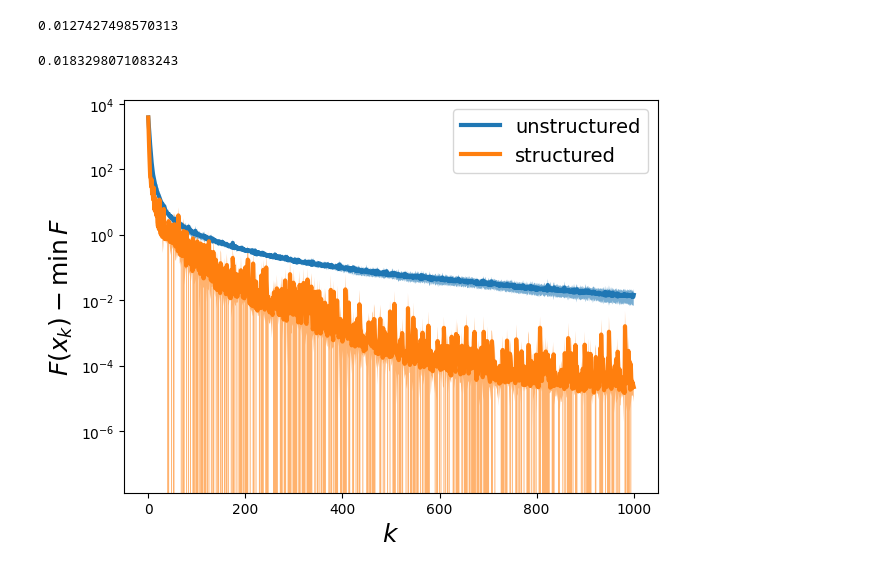
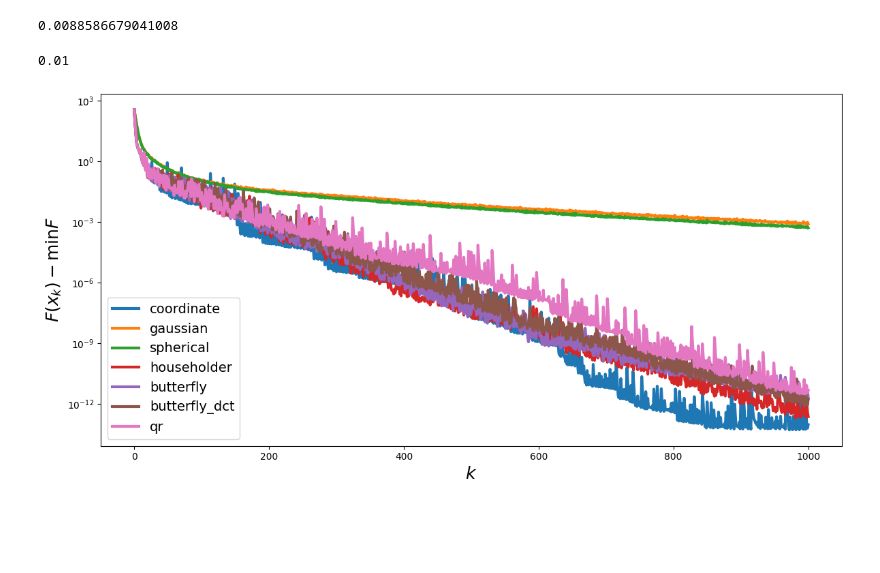
Before and after one commit to MarcoRando/fdopt, a Jupyter notebook: experiments/stepsize/Untitled.ipynb, the cells around one changed output. Drawn from its saved outputs; the diff is of its cells as text; code cells hidden in the pictures; blank space fills up the shorter version.

```diff
--- a/experiments/stepsize/Untitled.ipynb
+++ b/experiments/stepsize/Untitled.ipynb
@@ -12,8 +12,6 @@ pd_ris = pd.read_csv(f"{out}/LeastSquares_100.csv")
 labels = list(set(pd_ris['directions'].values))
 num_directions = list(set(pd_ris['gamma'].values))
 num_directions.sort()
-# %%
-labels = labels[::-1]
 # %%
 
 label_map = {
@@ -41,8 +80,8 @@ fig.savefig("./stepsize.png", bbox_inches='tight')
 # %%
-num_directions[ np.argmin(pd_ris[pd_ris['directions'] == 'spherical' ]['mu_last_val'].values[:-1]) ]
+num_directions[ np.argmin(pd_ris[pd_ris['directions'] == 'spherical' ]['mu_last_val'].values[:]) ]
 # %% [output]
-0.0127427498570313
+0.0088586679041008
 # %%
-num_directions[ np.argmin(pd_ris[pd_ris['directions'] == 'householder' ]['mu_last_val'].values[:-1]) ]
+num_directions[ np.argmin(pd_ris[pd_ris['directions'] == 'householder' ]['mu_last_val'].values[:]) ]
 # %% [output]
-0.0183298071083243
+0.01
@@ -49,8 +98,23 @@ num_directions[ np.argmin(pd_ris[pd_ris['directions'] == 'householder' ]['mu_las
 # %%
 mu_sph, std_sph = [], []
-with open("./results/conv_speed/ffd/LeastSquares_100_spherical_best", 'r') as f:
-    for line in f.readlines():
-        splitted = line.split(",")
-        mu_sph.append(float(splitted[0]))
-        std_sph.append(float(splitted[1]))
-mu_sph, std_sph = np.array(mu_sph), np.array(std_sph)
+results = {}
+
+
+
+for label in methods:
+    results[label] = [[], []]
+    with open(f"./results/conv_speed/ffd/LeastSquares_100_100_1e-05_{label}_best", 'r') as f:
+        for line in f.readlines():
+            splitted = line.split(",")
+            results[label][0].append(float(splitted[0]))
+            results[label][1].append(float(splitted[1]))
+    results[label][0] = np.array(results[label][0])
+    results[label][1] = np.array(results[label][1])
+
+
+# with open("./results/conv_speed/ffd/LeastSquares_100_100_spherical_best", 'r') as f:
+#     for line in f.readlines():
+#         splitted = line.split(",")
+#         mu_sph.append(float(splitted[0]))
+#         std_sph.append(float(splitted[1]))
+# mu_sph, std_sph = np.array(mu_sph), np.array(std_sph)
@@ -66,17 +121,18 @@ mu_h, std_h = np.array(mu_h), np.array(std_h)
 # %%
-fig, ax = plt.subplots()
+fig, ax = plt.subplots(figsize=(12, 6))
 
-ax.plot(range(len(mu_sph)), mu_sph, '-', lw=3, label='unstructured')
-ax.fill_between(range(len(mu_sph)), mu_sph - std_sph, mu_sph + std_sph, alpha=0.6)
-ax.plot(range(len(mu_h)), mu_h, '-', lw=3, label='structured')
-ax.fill_between(range(len(mu_h)), mu_h - std_h, mu_h + std_h, alpha=0.6)
+for (label, (mu, std)) in results.items():
+    ax.plot(range(len(mu)), mu, '-', lw=3, label=label)
+#    ax.fill_between(range(len(mu)), mu - std, mu + std, alpha=0.6)
+# ax.plot(range(len(mu_h)), mu_h, '-', lw=3, label='structured')
+# ax.fill_between(range(len(mu_h)), mu_h - std_h, mu_h + std_h, alpha=0.6)
 
 
 ax.set_xlabel("$k$", fontsize=18)
-ax.set_ylabel("$F(x_k) - \\min \\, F$", fontsize=18)
+ax.set_ylabel("$F(x_k) - \min F$", fontsize=18)
 ax.set_yscale('log')
 ax.legend(fontsize=14)
 fig.tight_layout()
-fig.savefig("./conv_speed.png", bbox_inches='tight')
+fig.savefig("./polyak.png", bbox_inches='tight')
 # %% [output]
-[figure, old version]
+[figure, new version]
```
Also changed, not shown: parts of 7 cells of this notebook, 26 other files.
